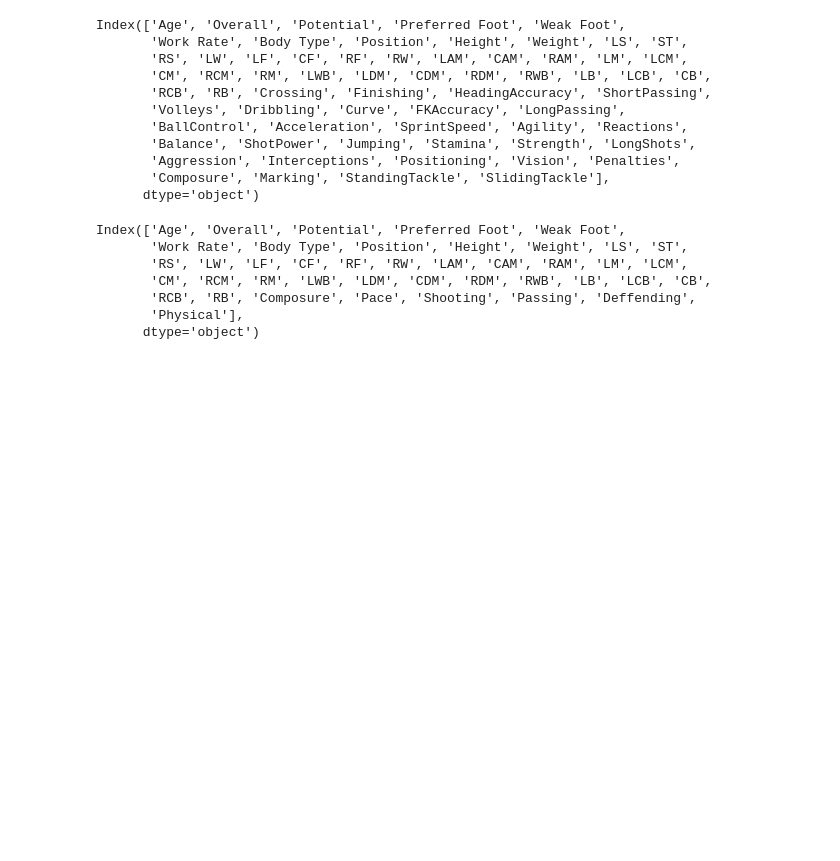
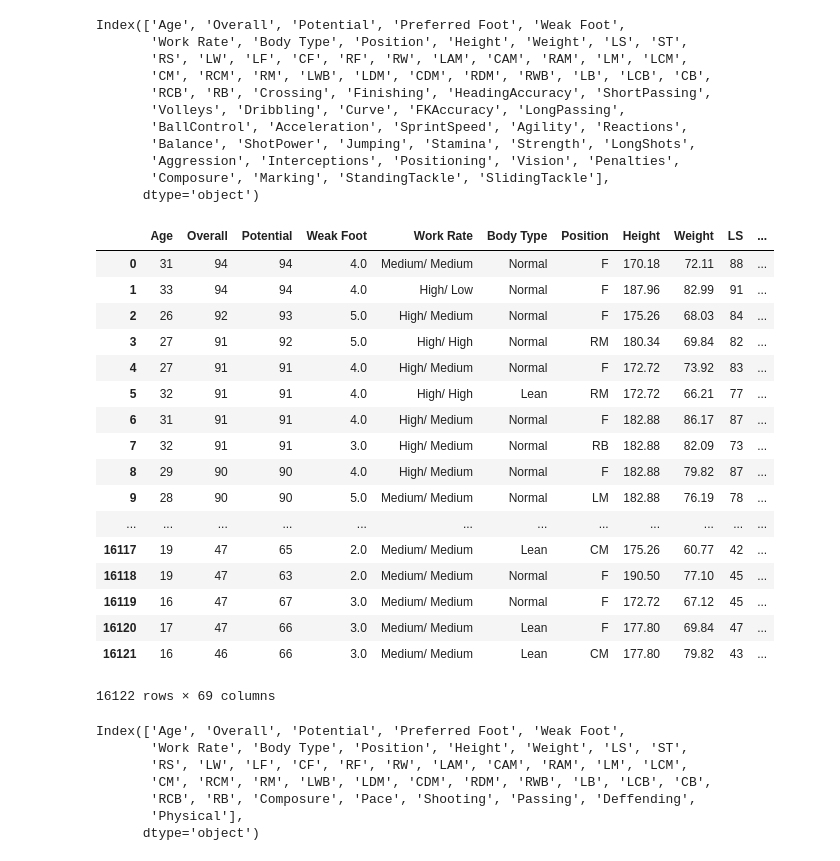
Before and after one commit to mikitachab/football-manager-ml-support, a Jupyter notebook: make_new_classes_and_features.ipynb, the cells around one changed output. Drawn from its saved outputs; the diff is of its cells as text; code cells hidden in the pictures; blank space fills up the shorter version.

```diff
--- a/make_new_classes_and_features.ipynb
+++ b/make_new_classes_and_features.ipynb
@@ -86,10 +91,30 @@ physical = fifa_data['Strength'] * 0.5 + \
 # %%
 fifa_data['Pace'] = pace
 fifa_data['Shooting'] = shooting
 fifa_data['Passing'] = passing
 fifa_data['Dribbling'] = dribbling
 fifa_data['Deffending'] = deffending
 fifa_data['Physical'] = physical
+fifa_data.drop('Preferred Foot', axis=1)
+# %% [output]
+|  | Age | Overall | Potential | Weak Foot | Work Rate | Body Type | Position | Height | Weight | LS | ... |
+| 0 | 31 | 94 | 94 | 4.0 | Medium/ Medium | Normal | F | 170.18 | 72.11 | 88 | ... |
+| 1 | 33 | 94 | 94 | 4.0 | High/ Low | Normal | F | 187.96 | 82.99 | 91 | ... |
+| 2 | 26 | 92 | 93 | 5.0 | High/ Medium | Normal | F | 175.26 | 68.03 | 84 | ... |
+| 3 | 27 | 91 | 92 | 5.0 | High/ High | Normal | RM | 180.34 | 69.84 | 82 | ... |
+| 4 | 27 | 91 | 91 | 4.0 | High/ Medium | Normal | F | 172.72 | 73.92 | 83 | ... |
+| 5 | 32 | 91 | 91 | 4.0 | High/ High | Lean | RM | 172.72 | 66.21 | 77 | ... |
+| 6 | 31 | 91 | 91 | 4.0 | High/ Medium | Normal | F | 182.88 | 86.17 | 87 | ... |
+| 7 | 32 | 91 | 91 | 3.0 | High/ Medium | Normal | RB | 182.88 | 82.09 | 73 | ... |
+| 8 | 29 | 90 | 90 | 4.0 | High/ Medium | Normal | F | 182.88 | 79.82 | 87 | ... |
+| 9 | 28 | 90 | 90 | 5.0 | Medium/ Medium | Normal | LM | 182.88 | 76.19 | 78 | ... |
+| ... | ... | ... | ... | ... | ... | ... | ... | ... | ... | ... | ... |
+| 16117 | 19 | 47 | 65 | 2.0 | Medium/ Medium | Lean | CM | 175.26 | 60.77 | 42 | ... |
+| 16118 | 19 | 47 | 63 | 2.0 | Medium/ Medium | Normal | F | 190.50 | 77.10 | 45 | ... |
+| 16119 | 16 | 47 | 67 | 3.0 | Medium/ Medium | Normal | F | 172.72 | 67.12 | 45 | ... |
+| 16120 | 17 | 47 | 66 | 3.0 | Medium/ Medium | Lean | F | 177.80 | 69.84 | 47 | ... |
+| 16121 | 16 | 46 | 66 | 3.0 | Medium/ Medium | Lean | CM | 177.80 | 79.82 | 43 | ... |
+16122 rows × 69 columns
 # %%
 fifa_data.drop(columns=old_features, inplace=True)
 # %%
```
Also changed, not shown: parts of 12 cells of this notebook, 7 other files.
